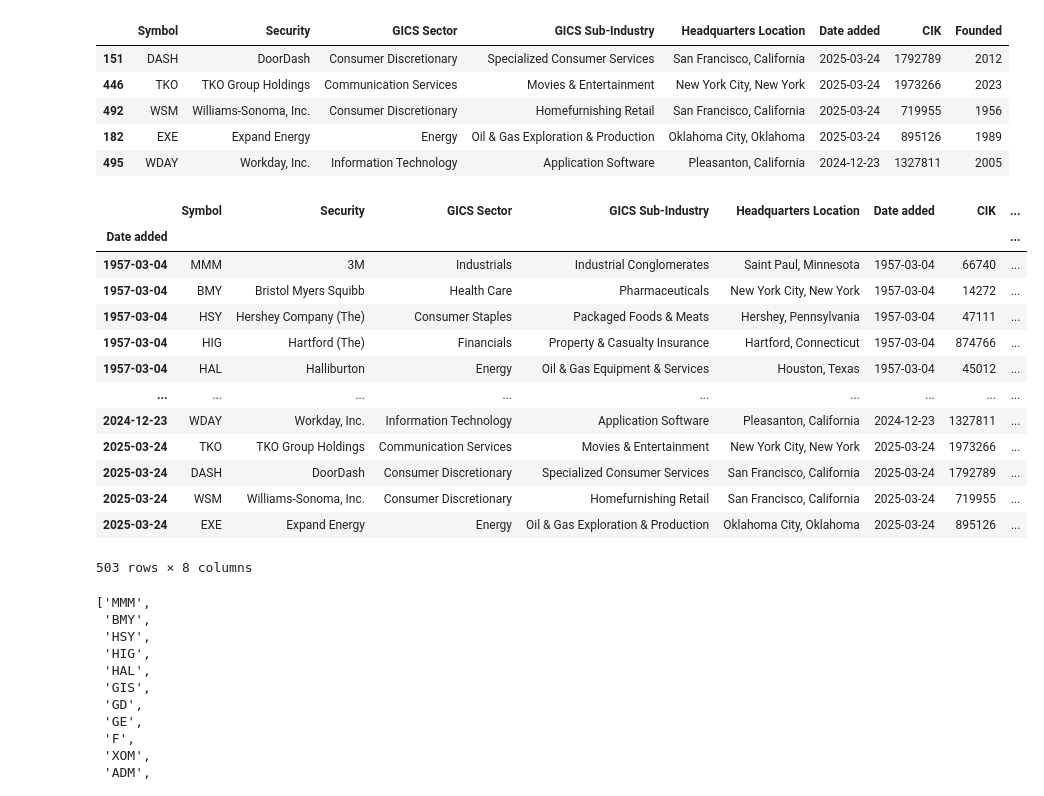
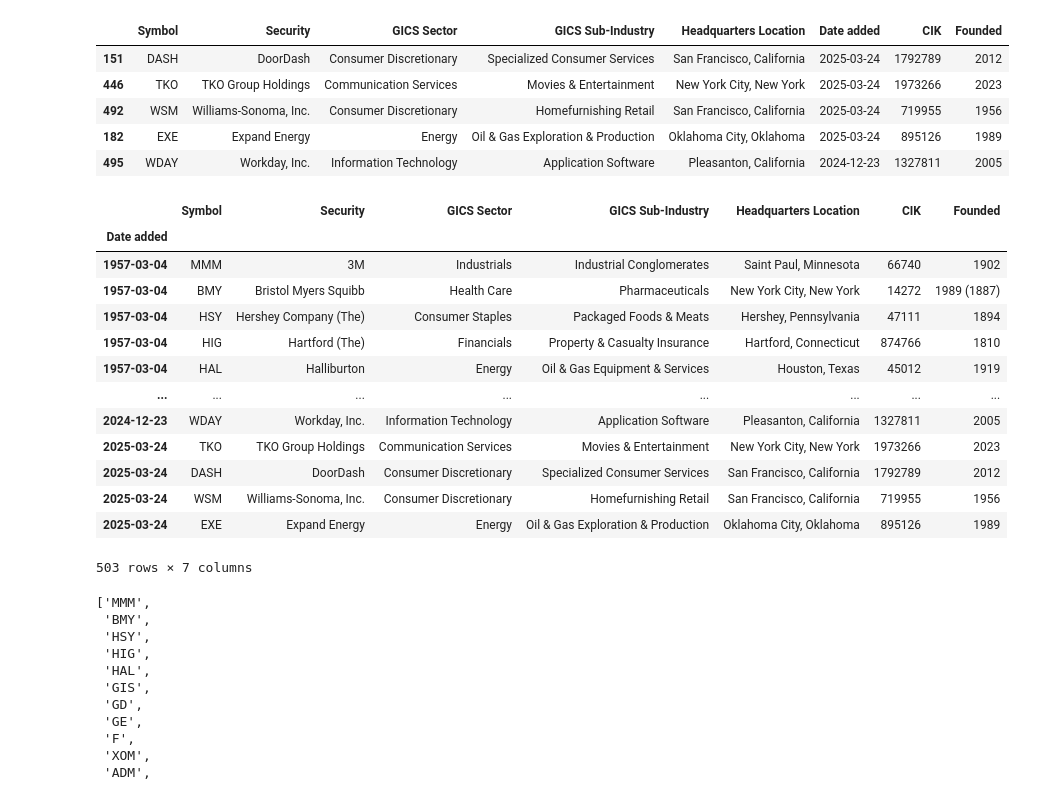
Before and after one commit to JamieW365/finance_projects, a Jupyter notebook: notebooks/momentum_trading.ipynb, the cells around one changed output. Drawn from its saved outputs; the diff is of its cells as text; code cells hidden in the pictures.

```diff
--- a/notebooks/momentum_trading.ipynb
+++ b/notebooks/momentum_trading.ipynb
@@ -38,23 +38,24 @@ current.sort_values('Date added', ascending=False).head()
 | 495 | WDAY | Workday, Inc. | Information Technology | Application Software | Pleasanton, California | 2024-12-23 | 1327811 | 2005 |
 # %%
 current.set_index(pd.to_datetime(current['Date added']), inplace=True)
+current.drop('Date added', axis=1, inplace=True)
 current.sort_index(inplace=True)
 current
 # %% [output]
-|  | Symbol | Security | GICS Sector | GICS Sub-Industry | Headquarters Location | Date added | CIK | ... |
-| Date added |  |  |  |  |  |  |  | ... |
-| 1957-03-04 | MMM | 3M | Industrials | Industrial Conglomerates | Saint Paul, Minnesota | 1957-03-04 | 66740 | ... |
-| 1957-03-04 | BMY | Bristol Myers Squibb | Health Care | Pharmaceuticals | New York City, New York | 1957-03-04 | 14272 | ... |
-| 1957-03-04 | HSY | Hershey Company (The) | Consumer Staples | Packaged Foods & Meats | Hershey, Pennsylvania | 1957-03-04 | 47111 | ... |
-| 1957-03-04 | HIG | Hartford (The) | Financials | Property & Casualty Insurance | Hartford, Connecticut | 1957-03-04 | 874766 | ... |
-| 1957-03-04 | HAL | Halliburton | Energy | Oil & Gas Equipment & Services | Houston, Texas | 1957-03-04 | 45012 | ... |
-| ... | ... | ... | ... | ... | ... | ... | ... | ... |
-| 2024-12-23 | WDAY | Workday, Inc. | Information Technology | Application Software | Pleasanton, California | 2024-12-23 | 1327811 | ... |
-| 2025-03-24 | TKO | TKO Group Holdings | Communication Services | Movies & Entertainment | New York City, New York | 2025-03-24 | 1973266 | ... |
-| 2025-03-24 | DASH | DoorDash | Consumer Discretionary | Specialized Consumer Services | San Francisco, California | 2025-03-24 | 1792789 | ... |
-| 2025-03-24 | WSM | Williams-Sonoma, Inc. | Consumer Discretionary | Homefurnishing Retail | San Francisco, California | 2025-03-24 | 719955 | ... |
-| 2025-03-24 | EXE | Expand Energy | Energy | Oil & Gas Exploration & Production | Oklahoma City, Oklahoma | 2025-03-24 | 895126 | ... |
+|  | Symbol | Security | GICS Sector | GICS Sub-Industry | Headquarters Location | CIK | Founded |
+| Date added |  |  |  |  |  |  |  |
+| 1957-03-04 | MMM | 3M | Industrials | Industrial Conglomerates | Saint Paul, Minnesota | 66740 | 1902 |
+| 1957-03-04 | BMY | Bristol Myers Squibb | Health Care | Pharmaceuticals | New York City, New York | 14272 | 1989 (1887) |
+| 1957-03-04 | HSY | Hershey Company (The) | Consumer Staples | Packaged Foods & Meats | Hershey, Pennsylvania | 47111 | 1894 |
+| 1957-03-04 | HIG | Hartford (The) | Financials | Property & Casualty Insurance | Hartford, Connecticut | 874766 | 1810 |
+| 1957-03-04 | HAL | Halliburton | Energy | Oil & Gas Equipment & Services | Houston, Texas | 45012 | 1919 |
+| ... | ... | ... | ... | ... | ... | ... | ... |
+| 2024-12-23 | WDAY | Workday, Inc. | Information Technology | Application Software | Pleasanton, California | 1327811 | 2005 |
+| 2025-03-24 | TKO | TKO Group Holdings | Communication Services | Movies & Entertainment | New York City, New York | 1973266 | 2023 |
+| 2025-03-24 | DASH | DoorDash | Consumer Discretionary | Specialized Consumer Services | San Francisco, California | 1792789 | 2012 |
+| 2025-03-24 | WSM | Williams-Sonoma, Inc. | Consumer Discretionary | Homefurnishing Retail | San Francisco, California | 719955 | 1956 |
+| 2025-03-24 | EXE | Expand Energy | Energy | Oil & Gas Exploration & Production | Oklahoma City, Oklahoma | 895126 | 1989 |
-503 rows × 8 columns
+503 rows × 7 columns
 # %%
 # Add current stocks to the list of complete stocks we need to load from yfinance
 stocks = current.Symbol.to_list()
```
Also changed, not shown: parts of 71 cells of this notebook.
